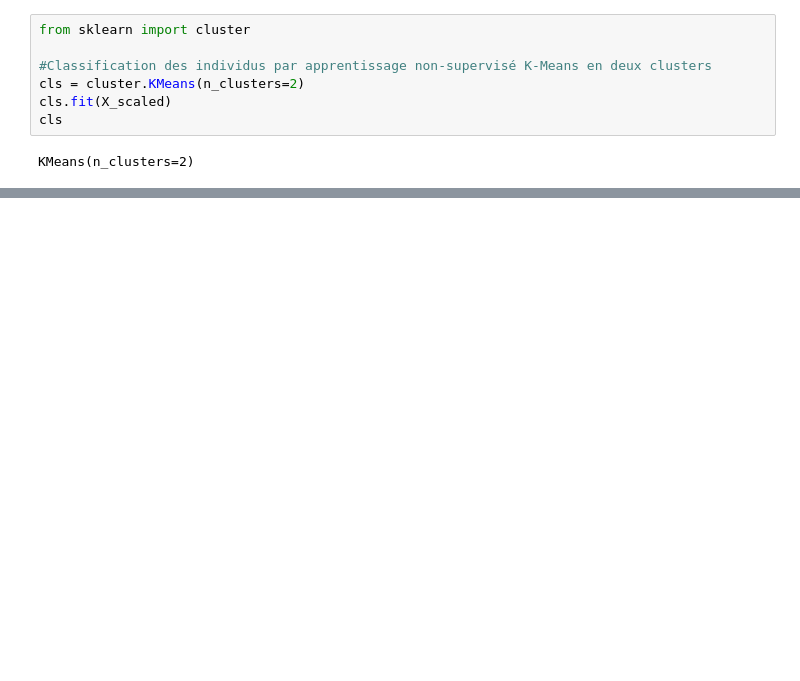
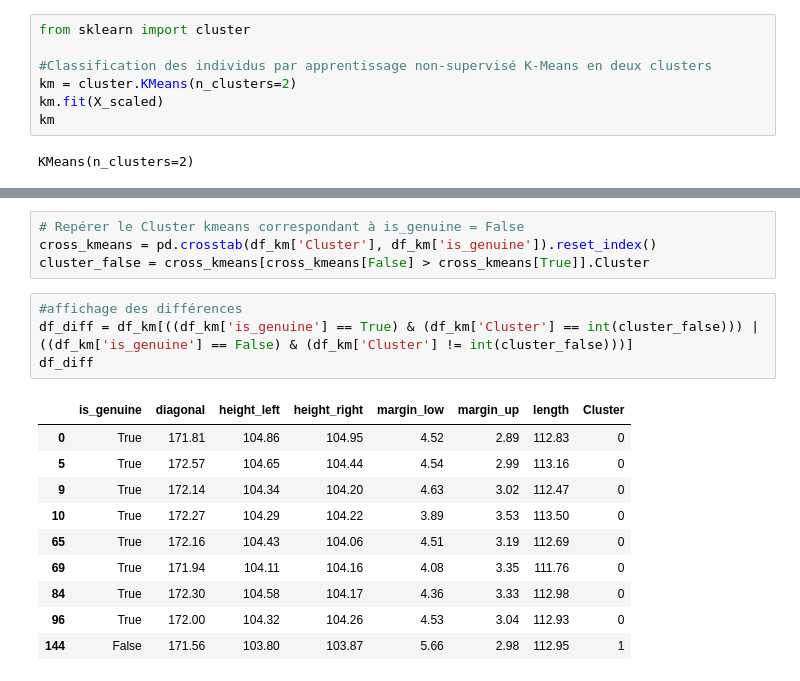
Before and after one commit to ROWAIDAK/P6-D-tectez-des-faux-billets, a Jupyter notebook: P6_02_ACP _Détectez_des_faux_billets.ipynb, the cells around one changed output, grey strips where cells are left out. Saved outputs shown, nothing was run; the diff lists cells and outputs as text; blank space fills up the shorter version.

```diff
--- a/P6_02_ACP _Détectez_des_faux_billets.ipynb
+++ b/P6_02_ACP _Détectez_des_faux_billets.ipynb
@@ -362,8 +365,8 @@ plt.show()
 from sklearn import cluster
 
 #Classification des individus par apprentissage non-supervisé K-Means en deux clusters
-cls = cluster.KMeans(n_clusters=2)
-cls.fit(X_scaled)
-cls
+km = cluster.KMeans(n_clusters=2)
+km.fit(X_scaled)
+km
 # %% [output]
 KMeans(n_clusters=2)
@@ -369,0 +399,19 @@ KMeans(n_clusters=2)
+# %%
+# Repérer le Cluster kmeans correspondant à is_genuine = False
+cross_kmeans = pd.crosstab(df_km['Cluster'], df_km['is_genuine']).reset_index()
+cluster_false = cross_kmeans[cross_kmeans[False] > cross_kmeans[True]].Cluster
+# %%
+#affichage des différences
+df_diff = df_km[((df_km['is_genuine'] == True) & (df_km['Cluster'] == int(cluster_false))) | ((df_km['is_genuine'] == False) & (df_km['Cluster'] != int(cluster_false)))]
+df_diff
+# %% [output]
+|  | is_genuine | diagonal | height_left | height_right | margin_low | margin_up | length | Cluster |
+| 0 | True | 171.81 | 104.86 | 104.95 | 4.52 | 2.89 | 112.83 | 0 |
+| 5 | True | 172.57 | 104.65 | 104.44 | 4.54 | 2.99 | 113.16 | 0 |
+| 9 | True | 172.14 | 104.34 | 104.20 | 4.63 | 3.02 | 112.47 | 0 |
+| 10 | True | 172.27 | 104.29 | 104.22 | 3.89 | 3.53 | 113.50 | 0 |
+| 65 | True | 172.16 | 104.43 | 104.06 | 4.51 | 3.19 | 112.69 | 0 |
+| 69 | True | 171.94 | 104.11 | 104.16 | 4.08 | 3.35 | 111.76 | 0 |
+| 84 | True | 172.30 | 104.58 | 104.17 | 4.36 | 3.33 | 112.98 | 0 |
+| 96 | True | 172.00 | 104.32 | 104.26 | 4.53 | 3.04 | 112.93 | 0 |
+| 144 | False | 171.56 | 103.80 | 103.87 | 5.66 | 2.98 | 112.95 | 1 |
```
Also changed, not shown: parts of 9 cells of this notebook.
